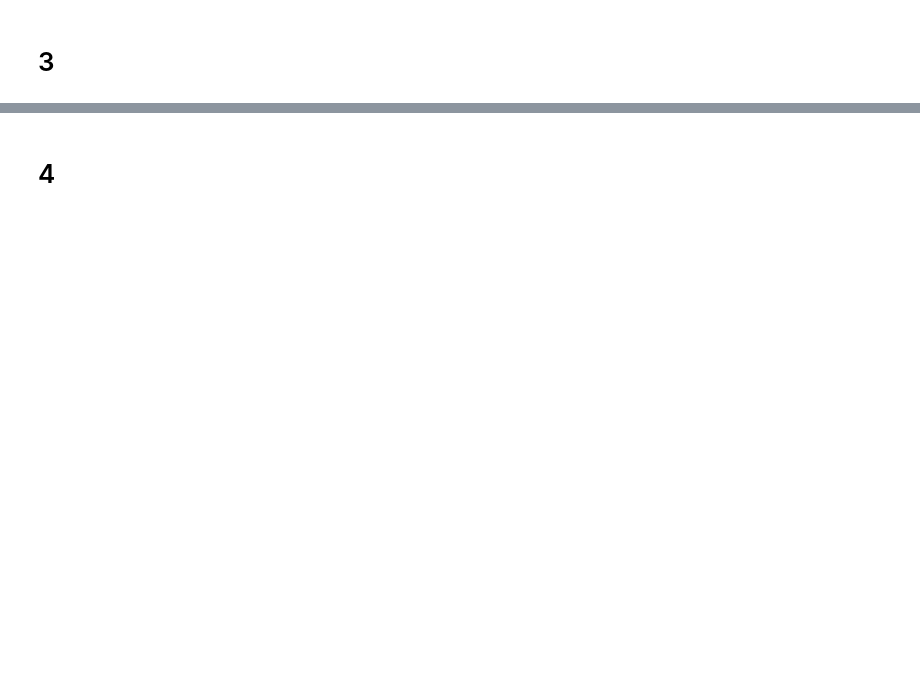
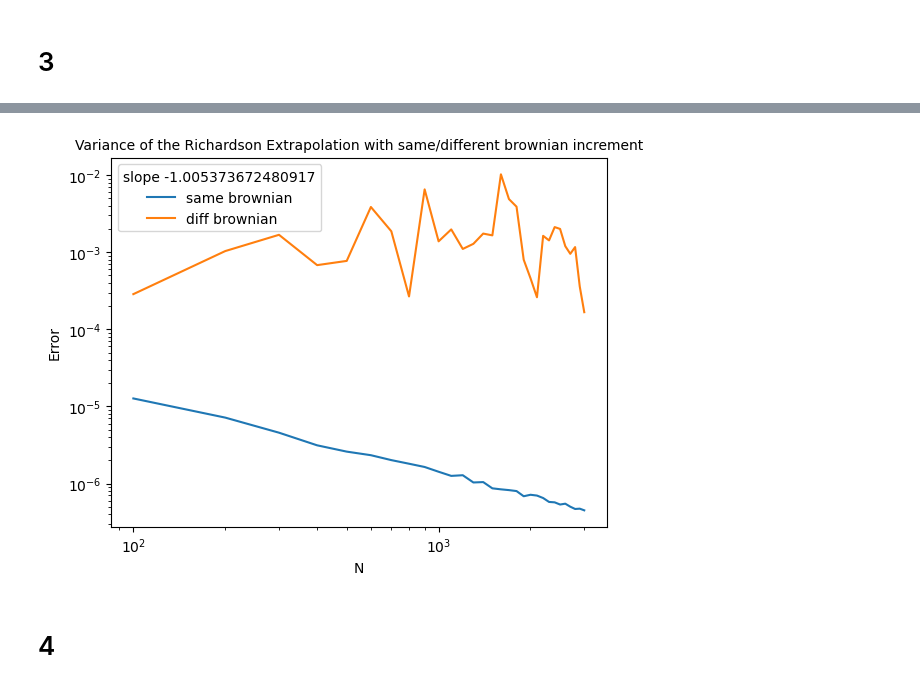
Before and after one commit to AlviseSembenico/MathWork, a Jupyter notebook: SDE/Homework 4/ex3.ipynb, the cells around one changed output, grey strips where cells are left out. Drawn from its saved outputs; the diff is of its cells as text; code cells hidden in the pictures; blank space fills up the shorter version.

```diff
--- a/SDE/Homework 4/ex3.ipynb
+++ b/SDE/Homework 4/ex3.ipynb
@@ -237,3 +237,29 @@ convergence_rate_N_richardson2()
+# %%
+def sample_variance_N_richardson2():
+    samebw = []
+    diffbw = []
+    n_space = np.linspace(100, 3000, 30)
+    for n in n_space:
+        X, X2 = monte_carlo2_richardson(a, b, T, T/int(n), 1, 1000)
+        X22 = monte_carlo2(a, b, T, T/int(n*2), 1, 1000)
+        VX = np.var(X-X2)
+        samebw.append(VX)
+        diffbw.append(np.var(X-X22))
+
+    plt.plot(n_space, samebw, label="same brownian")
+    plt.plot(n_space, diffbw, label="diff brownian")
+
+    plt.legend(title=f'slope {slope(np.log(n_space), np.log(samebw))}')
+    plt.yscale('log')
+    plt.title("Variance of the Richardson Extrapolation with same/different brownian increment", fontsize=10)
+    plt.xlabel("N")
+    plt.ylabel("Error")
+    plt.xscale('log')
+    plt.savefig("plots/richardson2_var.png", dpi=300)
+
+sample_variance_N_richardson2()
+# %% [output]
+[figure, added]
 # %% [markdown]
 # 4
 # %%
```
Also changed, not shown: parts of 3 cells of this notebook.
